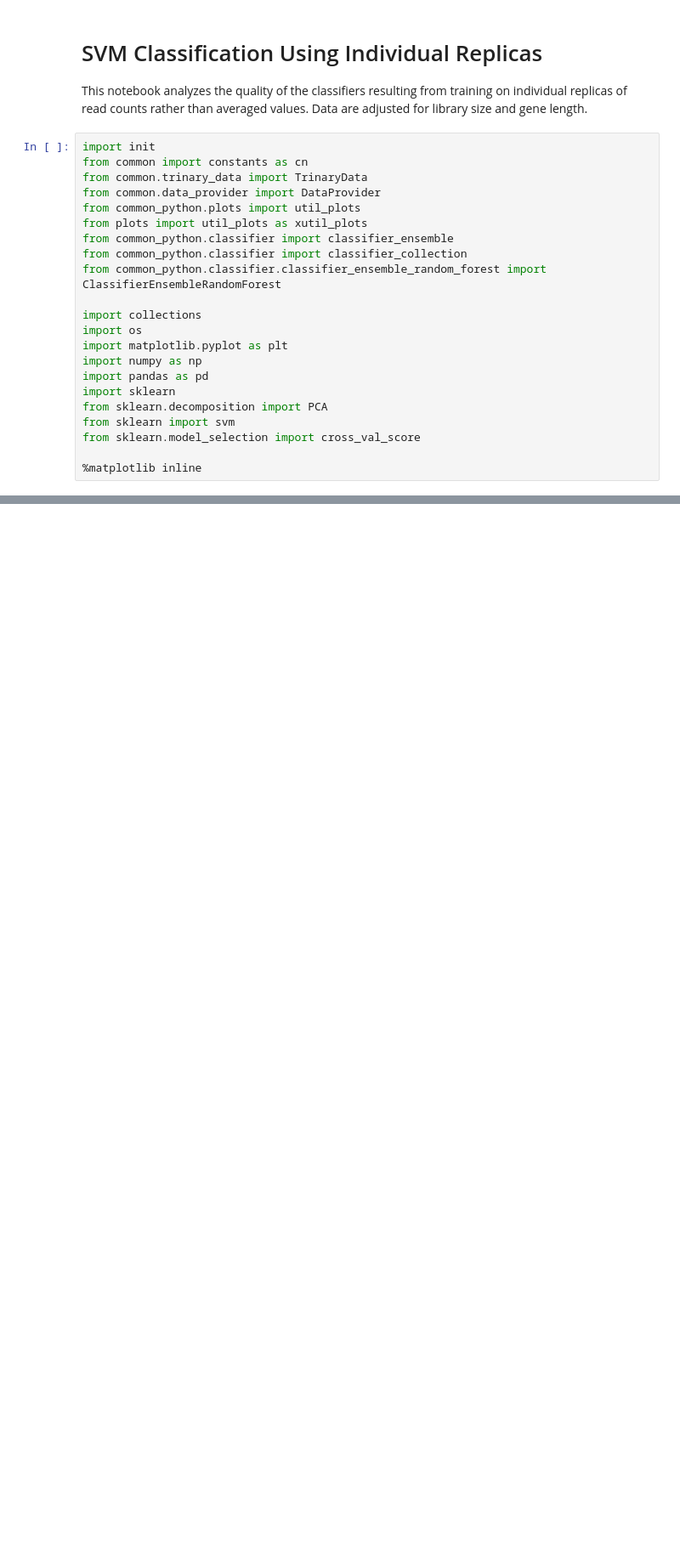
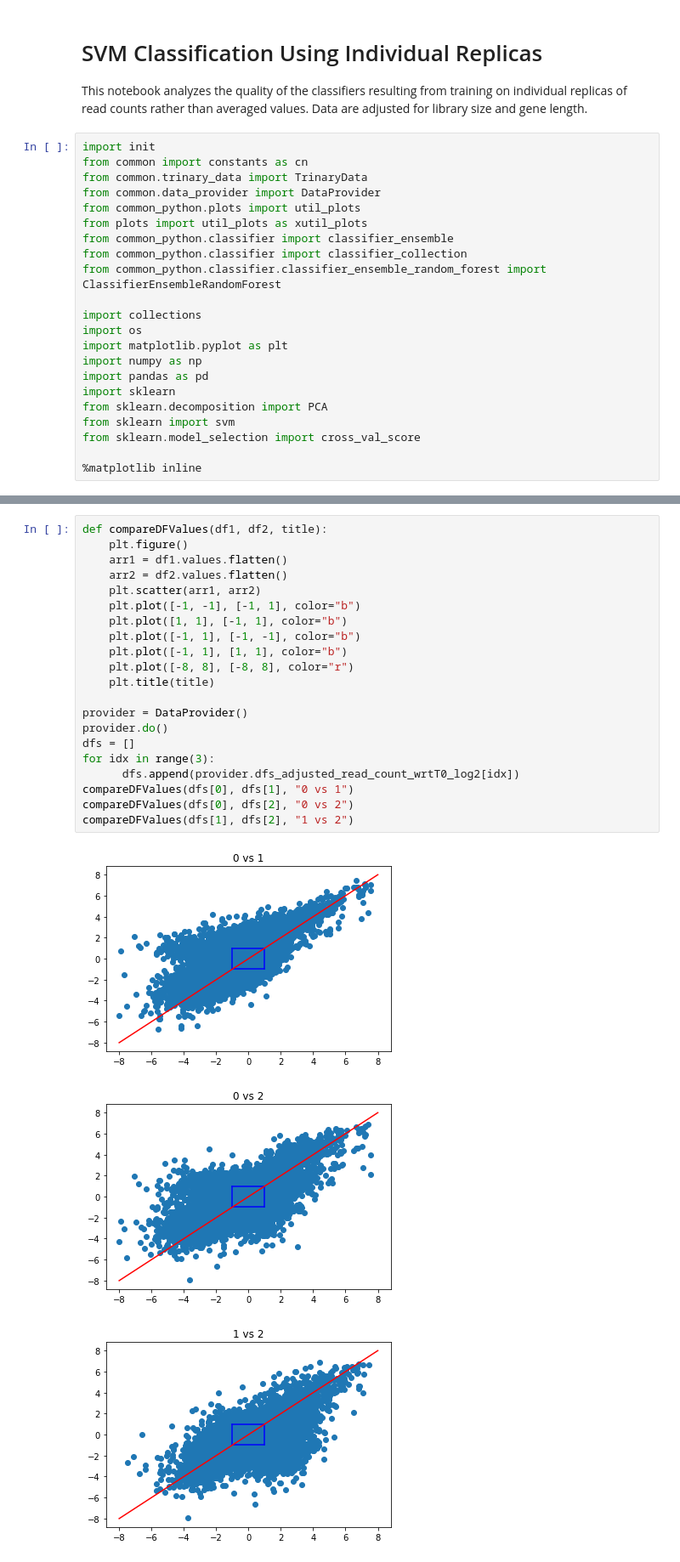
Before and after one commit to uwescience/xstate, a Jupyter notebook: notebooks/SVM Classification Using Individual Replicas.ipynb, the cells around one changed output, grey strips where cells are left out. Shown at 85% size. Saved outputs shown, nothing was run; the diff lists cells and outputs as text; blank space fills up the shorter version.

```diff
--- a/notebooks/SVM Classification Using Individual Replicas.ipynb
+++ b/notebooks/SVM Classification Using Individual Replicas.ipynb
@@ -25,0 +28,25 @@ from sklearn.model_selection import cross_val_score
+# %%
+def compareDFValues(df1, df2, title):
+    plt.figure()
+    arr1 = df1.values.flatten()
+    arr2 = df2.values.flatten()
+    plt.scatter(arr1, arr2)
+    plt.plot([-1, -1], [-1, 1], color="b")
+    plt.plot([1, 1], [-1, 1], color="b")
+    plt.plot([-1, 1], [-1, -1], color="b")
+    plt.plot([-1, 1], [1, 1], color="b")
+    plt.plot([-8, 8], [-8, 8], color="r")
+    plt.title(title)
+
+provider = DataProvider()
+provider.do()
+dfs = []
+for idx in range(3):
+      dfs.append(provider.dfs_adjusted_read_count_wrtT0_log2[idx])
+compareDFValues(dfs[0], dfs[1], "0 vs 1")
+compareDFValues(dfs[0], dfs[2], "0 vs 2")
+compareDFValues(dfs[1], dfs[2], "1 vs 2")
+# %% [output]
+[figure, added]
+[figure, added]
+[figure, added]
```
Also changed, not shown: parts of 4 cells of this notebook.
